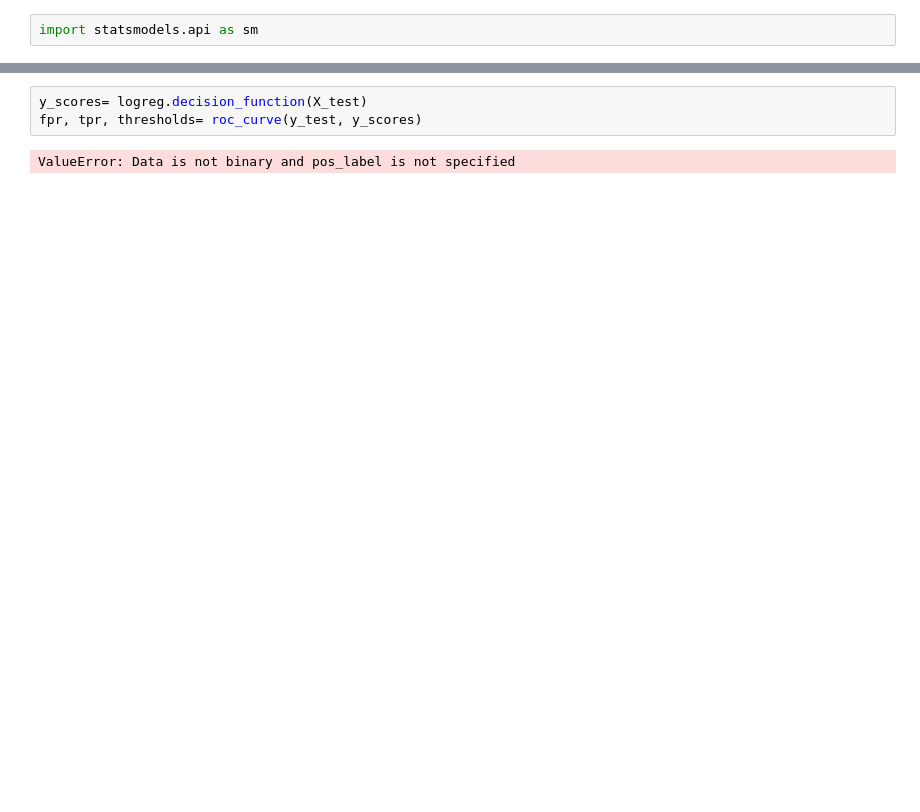
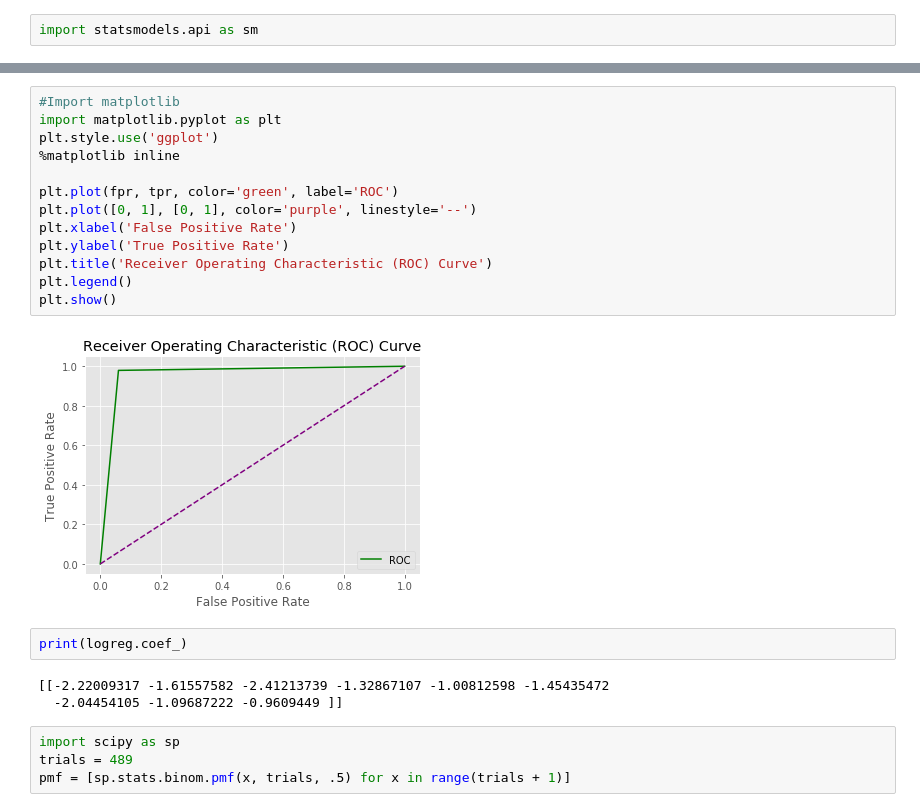
Before and after one commit to Mahnatse-rgb/breast-cancer-prediction, a Jupyter notebook: breast_cancer_prediction.ipynb, the cells around one changed output, grey strips where cells are left out. Saved outputs shown, nothing was run; the diff lists cells and outputs as text; blank space fills up the shorter version.

```diff
--- a/breast_cancer_prediction.ipynb
+++ b/breast_cancer_prediction.ipynb
@@ -295,5 +301,24 @@ ValueError: Data is not binary and pos_label is not specified
-# %%
-y_scores= logreg.decision_function(X_test)
-fpr, tpr, thresholds= roc_curve(y_test, y_scores)
-# %% [output]
-ValueError: Data is not binary and pos_label is not specified
+# %%
+#Import matplotlib
+import matplotlib.pyplot as plt
+plt.style.use('ggplot')
+%matplotlib inline
+
+plt.plot(fpr, tpr, color='green', label='ROC')
+plt.plot([0, 1], [0, 1], color='purple', linestyle='--')
+plt.xlabel('False Positive Rate')
+plt.ylabel('True Positive Rate')
+plt.title('Receiver Operating Characteristic (ROC) Curve')
+plt.legend()
+plt.show()
+# %% [output]
+[figure, added]
+# %%
+print(logreg.coef_)
+# %% [output]
+[[-2.22009317 -1.61557582 -2.41213739 -1.32867107 -1.00812598 -1.45435472
+  -2.04454105 -1.09687222 -0.9609449 ]]
+# %%
+import scipy as sp
+trials = 489
+pmf = [sp.stats.binom.pmf(x, trials, .5) for x in range(trials + 1)]
```
Also changed, not shown: parts of 17 cells of this notebook.
